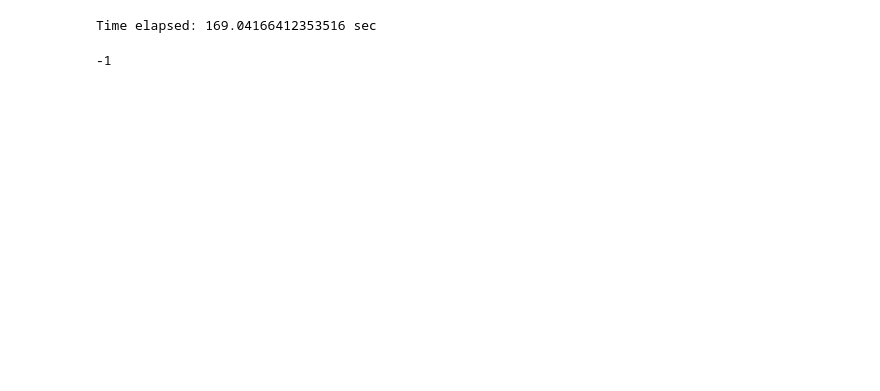
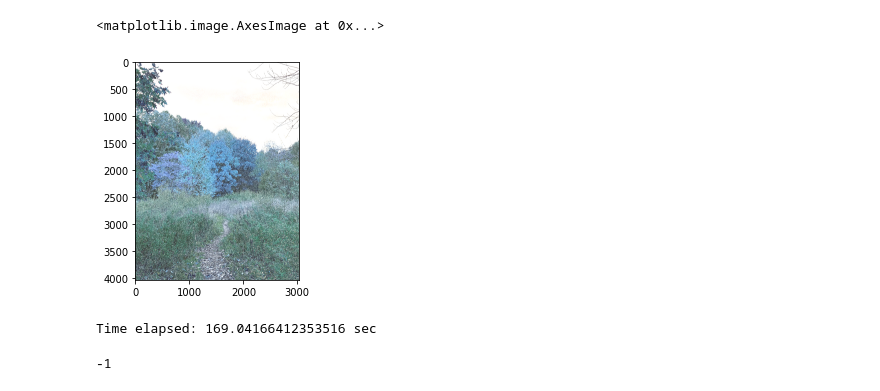
Before and after one commit to locsor/weatherAugmentation, a Jupyter notebook: augm.ipynb, the cells around one changed output. Saved outputs shown, nothing was run; the diff lists cells and outputs as text; code cells hidden in the pictures; blank space fills up the shorter version.

Commit message:
added augmenter function

```diff
--- a/augm.ipynb
+++ b/augm.ipynb
@@ -60,6 +61,16 @@ def weather_augment(a_type,img):
         img = aug.augment_image(img)
 
         return img
+# %%
+image_dir = './images'
+
+img = cv2.imread(image_dir + '/3.png')
+out = weather_augment("simple_snow", img)
+
+plt.imshow(out)
+# %% [output]
+<matplotlib.image.AxesImage at 0x...>
+[figure, added]
 # %%
 def next_power_of_2(x):
     return 1 if x == 0 else 2 ** (x - 1).bit_length()
```
Also changed, not shown: parts of 1 cell of this notebook, 7 other files.
